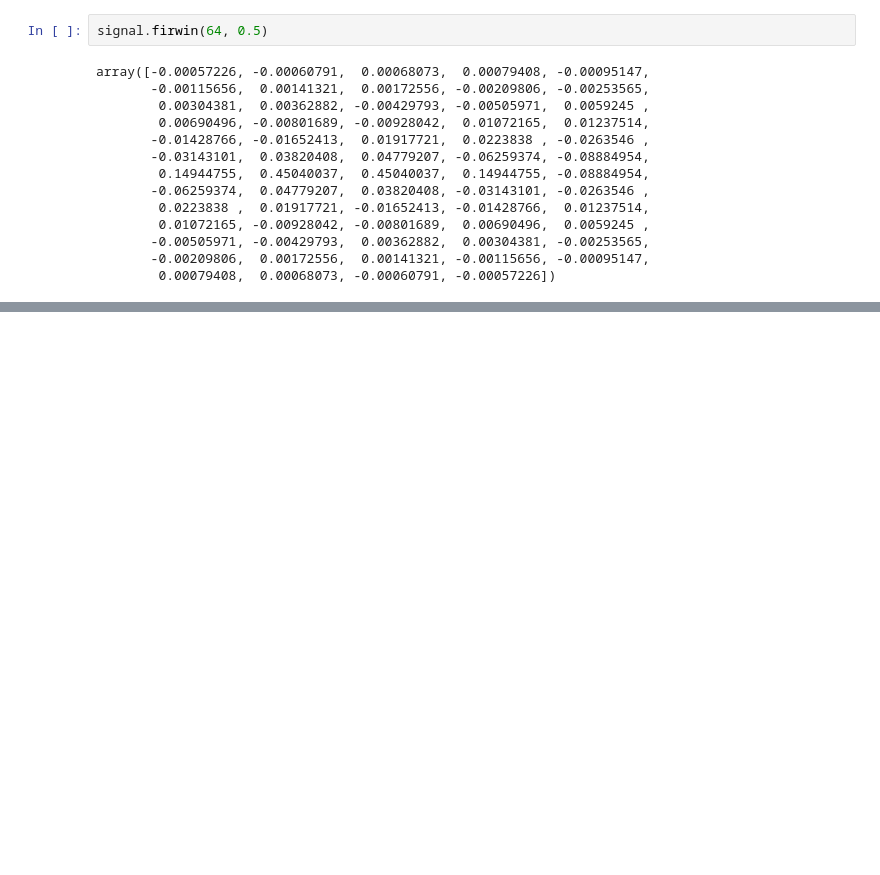
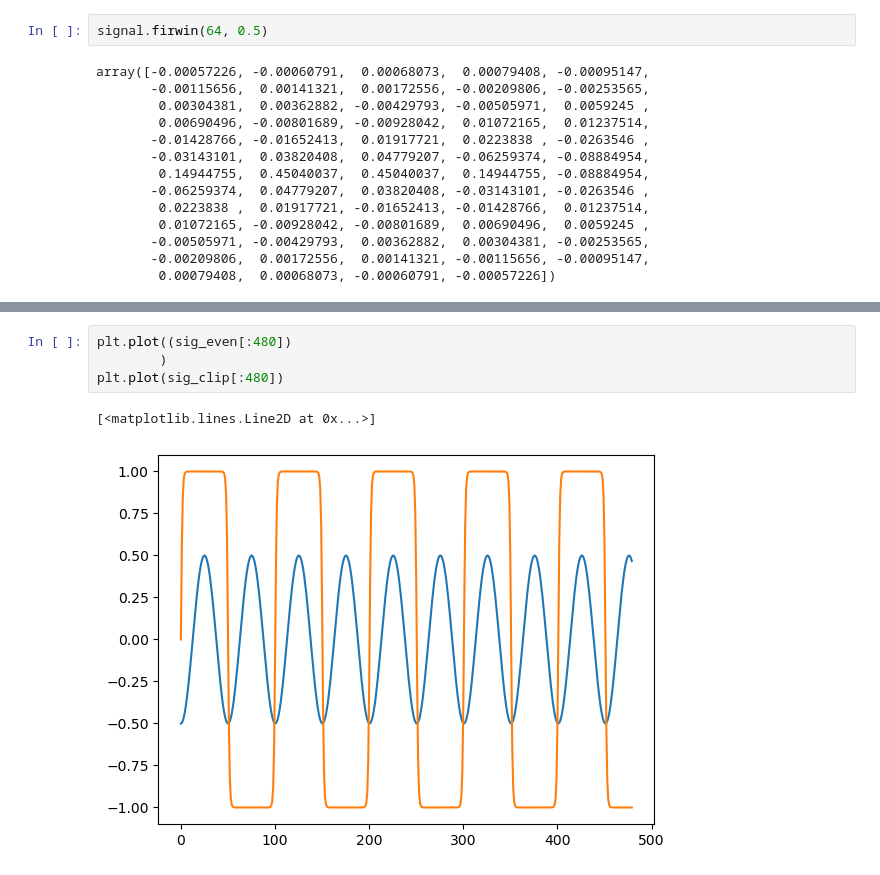
Before and after one commit to jsquie/Nonlinear_ADAA, a Jupyter notebook: Untitled.ipynb, the cells around one changed output, grey strips where cells are left out. Saved outputs shown, nothing was run; the diff lists cells and outputs as text; blank space fills up the shorter version.

```diff
--- a/Untitled.ipynb
+++ b/Untitled.ipynb
@@ -22,0 +46,7 @@ array([-0.00057226, -0.00060791,  0.00068073,  0.00079408, -0.00095147,
+# %%
+plt.plot((sig_even[:480])
+        )
+plt.plot(sig_clip[:480])
+# %% [output]
+[<matplotlib.lines.Line2D at 0x...>]
+[figure, added]
```
Also changed, not shown: parts of 2 cells of this notebook, 20 other files.
